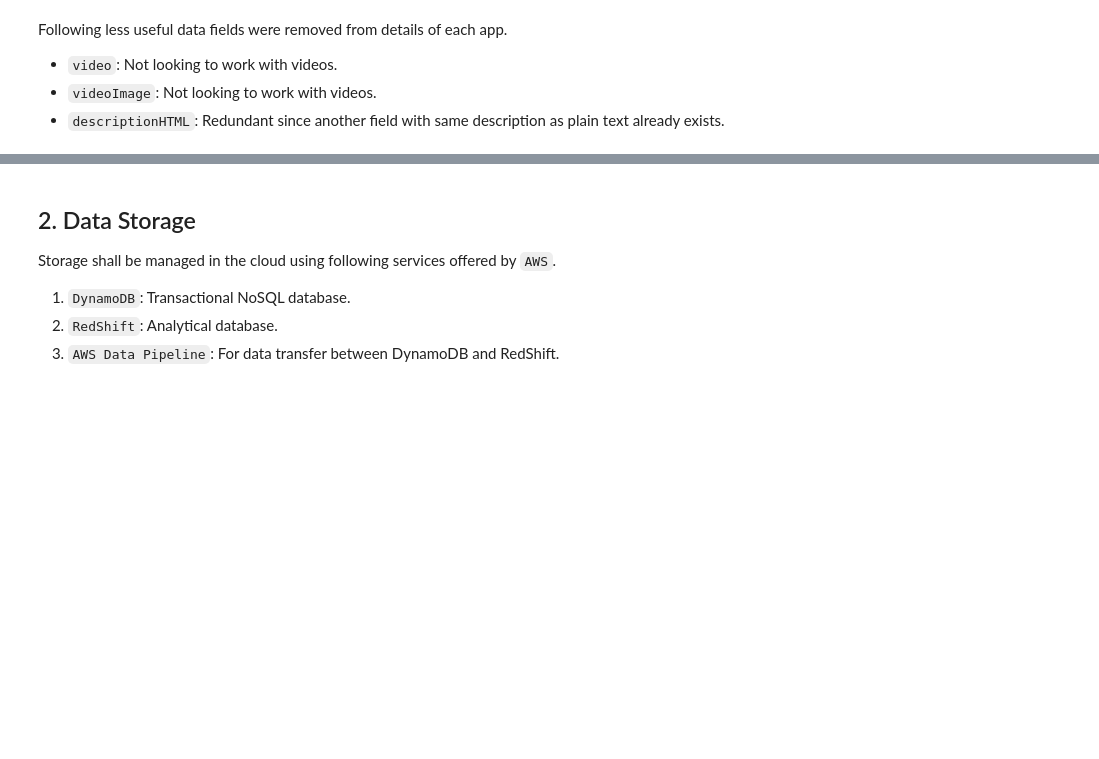
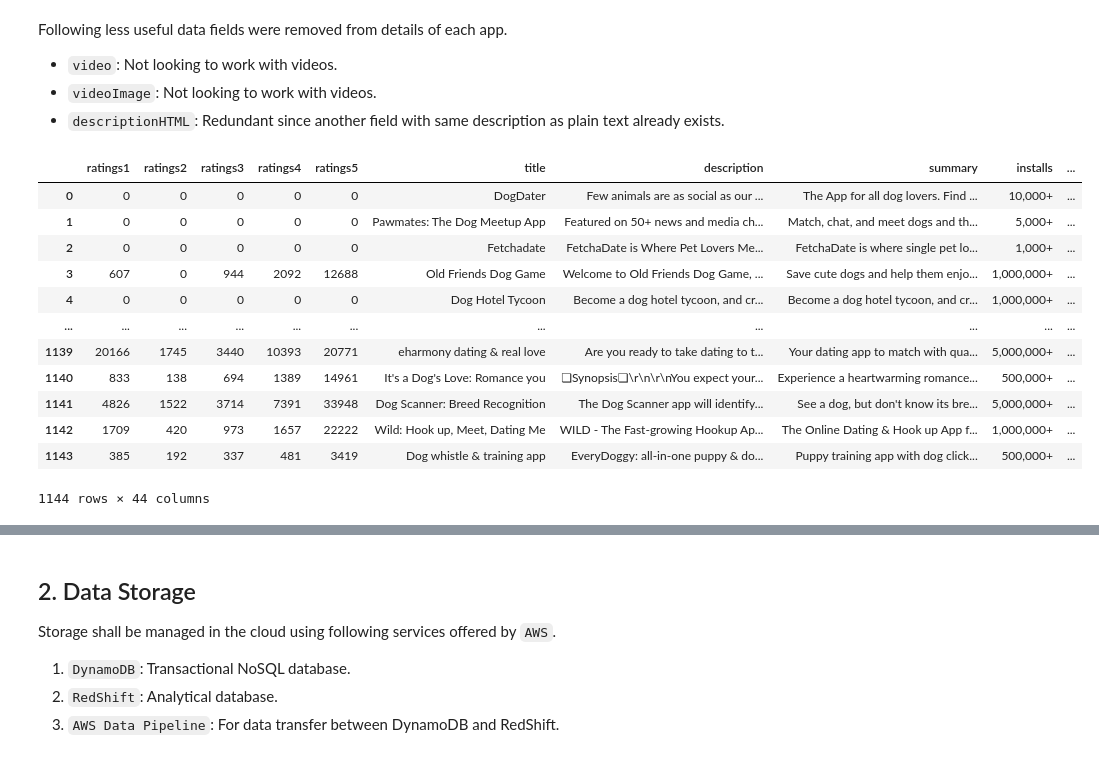
Before and after one commit to ggn1/Dissertation-TCD, a Jupyter notebook: Code/AppMarketResearch/playground_app_market_research.ipynb, the cells around one changed output, grey strips where cells are left out. Cells and saved outputs as stored; diff of their text form; code cells hidden in the pictures; blank space fills up the shorter version.

Commit message:
updated data

```diff
--- a/Code/AppMarketResearch/playground_app_market_research.ipynb
+++ b/Code/AppMarketResearch/playground_app_market_research.ipynb
@@ -169,3 +169,21 @@ Following less useful data fields were removed from details of each app.
 * `video`: Not looking to work with videos.
 * `videoImage`: Not looking to work with videos.
 * `descriptionHTML`: Redundant since another field with same description as plain text already exists.
+# %%
+df = pd.read_csv("./Data/all_countries.csv")
+# %%
+df
+# %% [output]
+|  | ratings1 | ratings2 | ratings3 | ratings4 | ratings5 | title | description | summary | installs | ... |
+| 0 | 0 | 0 | 0 | 0 | 0 | DogDater | Few animals are as social as our ... | The App for all dog lovers. Find ... | 10,000+ | ... |
+| 1 | 0 | 0 | 0 | 0 | 0 | Pawmates: The Dog Meetup App | Featured on 50+ news and media ch... | Match, chat, and meet dogs and th... | 5,000+ | ... |
+| 2 | 0 | 0 | 0 | 0 | 0 | Fetchadate | FetchaDate is Where Pet Lovers Me... | FetchaDate is where single pet lo... | 1,000+ | ... |
+| 3 | 607 | 0 | 944 | 2092 | 12688 | Old Friends Dog Game | Welcome to Old Friends Dog Game, ... | Save cute dogs and help them enjo... | 1,000,000+ | ... |
+| 4 | 0 | 0 | 0 | 0 | 0 | Dog Hotel Tycoon | Become a dog hotel tycoon, and cr... | Become a dog hotel tycoon, and cr... | 1,000,000+ | ... |
+| ... | ... | ... | ... | ... | ... | ... | ... | ... | ... | ... |
+| 1139 | 20166 | 1745 | 3440 | 10393 | 20771 | eharmony dating & real love | Are you ready to take dating to t... | Your dating app to match with qua... | 5,000,000+ | ... |
+| 1140 | 833 | 138 | 694 | 1389 | 14961 | It's a Dog's Love: Romance you | ❏Synopsis❏\r\n\r\nYou expect your... | Experience a heartwarming romance... | 500,000+ | ... |
+| 1141 | 4826 | 1522 | 3714 | 7391 | 33948 | Dog Scanner: Breed Recognition | The Dog Scanner app will identify... | See a dog, but don't know its bre... | 5,000,000+ | ... |
+| 1142 | 1709 | 420 | 973 | 1657 | 22222 | Wild: Hook up, Meet, Dating Me | WILD - The Fast-growing Hookup Ap... | The Online Dating & Hook up App f... | 1,000,000+ | ... |
+| 1143 | 385 | 192 | 337 | 481 | 3419 | Dog whistle & training app | EveryDoggy: all-in-one puppy & do... | Puppy training app with dog click... | 500,000+ | ... |
+1144 rows × 44 columns
```
Also changed, not shown: parts of 14 cells of this notebook, 23 other files.
